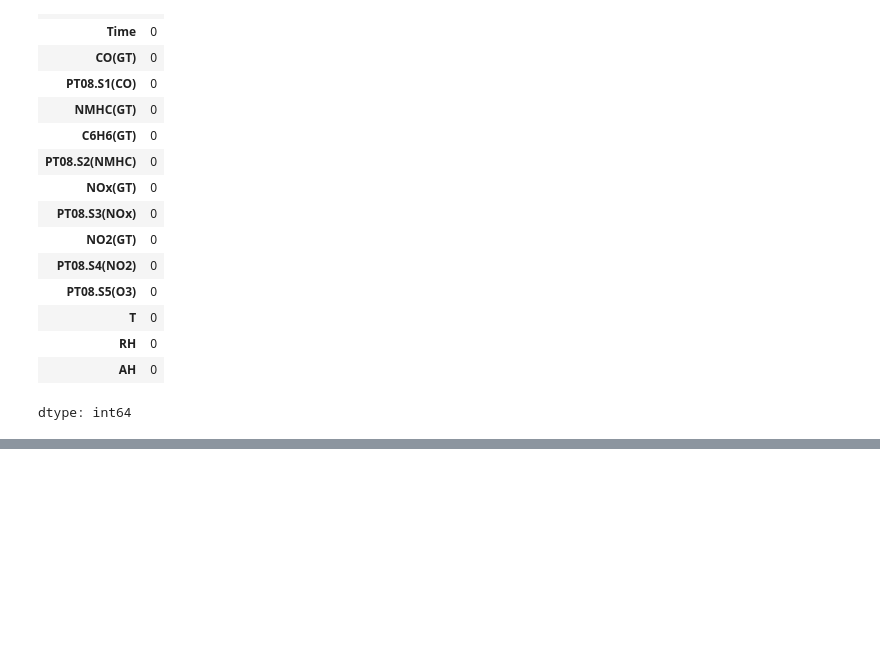
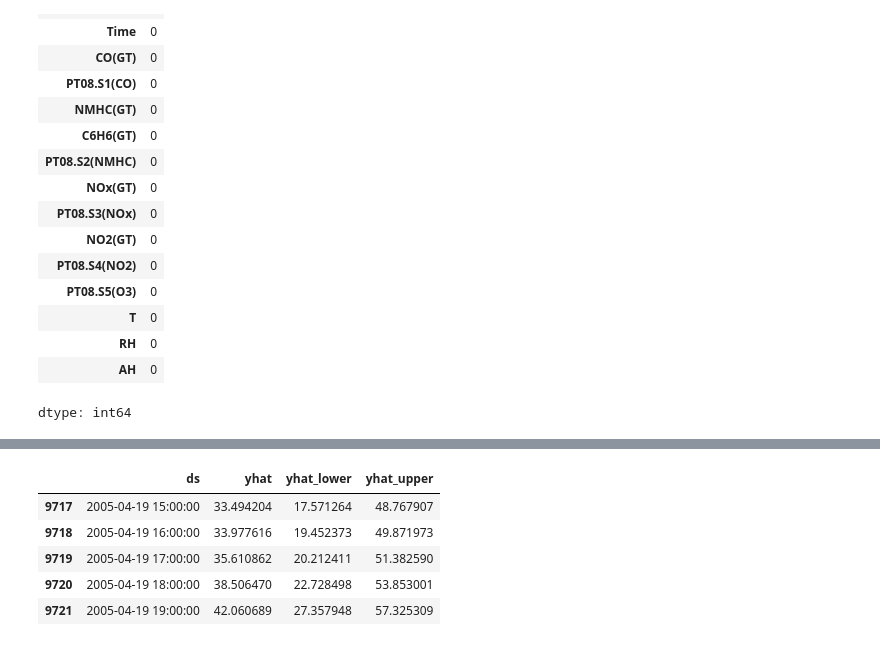
Before and after one commit to Soumadip-das-003/Air-Quality-Index-AQI-Prediction-using-Python-and-Machine-Learning, a Jupyter notebook: Air_Quality_Index_Prediction.ipynb, the cells around one changed output, grey strips where cells are left out. Drawn from its saved outputs; the diff is of its cells as text; code cells hidden in the pictures; blank space fills up the shorter version.

```diff
--- a/Air_Quality_Index_Prediction.ipynb
+++ b/Air_Quality_Index_Prediction.ipynb
@@ -257,0 +354,2 @@ dtype: int64
+# %%
+data['ds']=pd.to_datetime(date_time['ds'])
@@ -257,0 +402,10 @@ dtype: int64
+# %%
+forecast = model.predict(future)
+forecast[['ds','yhat','yhat_lower','yhat_upper']].tail()
+# %% [output]
+|  | ds | yhat | yhat_lower | yhat_upper |
+| 9717 | 2005-04-19 15:00:00 | 33.494204 | 17.571264 | 48.767907 |
+| 9718 | 2005-04-19 16:00:00 | 33.977616 | 19.452373 | 49.871973 |
+| 9719 | 2005-04-19 17:00:00 | 35.610862 | 20.212411 | 51.382590 |
+| 9720 | 2005-04-19 18:00:00 | 38.506470 | 22.728498 | 53.853001 |
+| 9721 | 2005-04-19 19:00:00 | 42.060689 | 27.357948 | 57.325309 |
```
Also changed, not shown: parts of 22 cells of this notebook.
